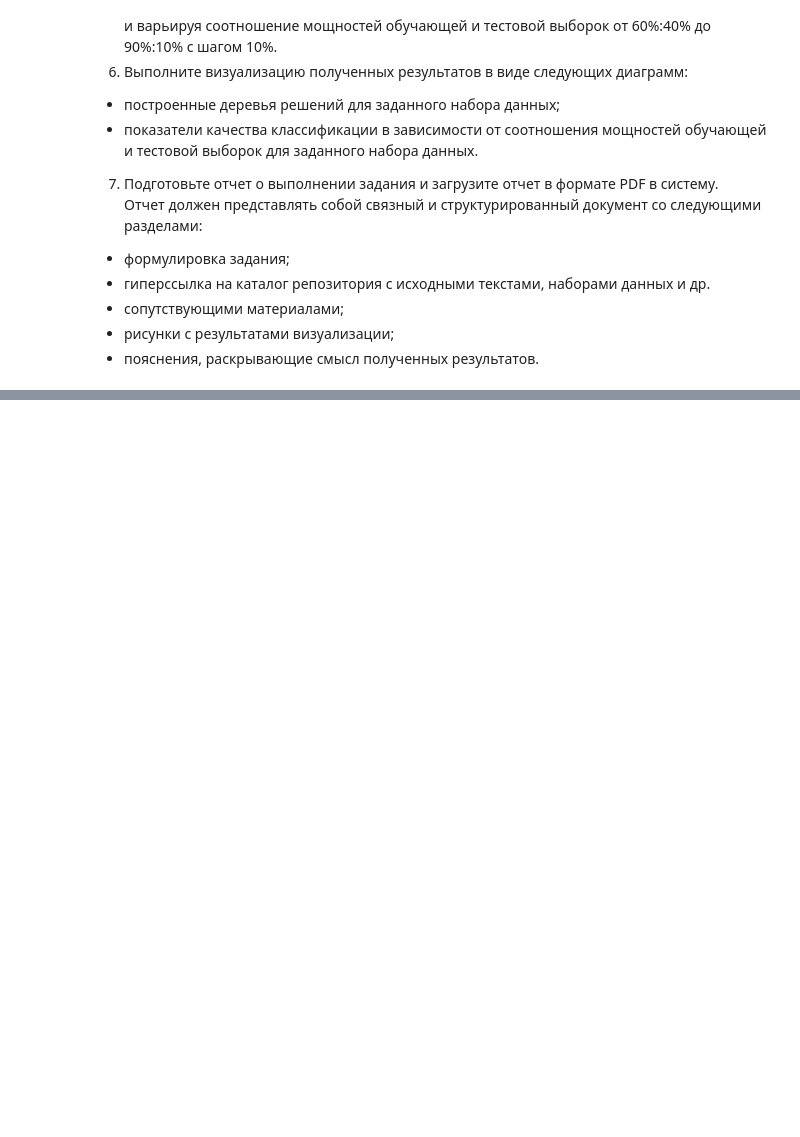
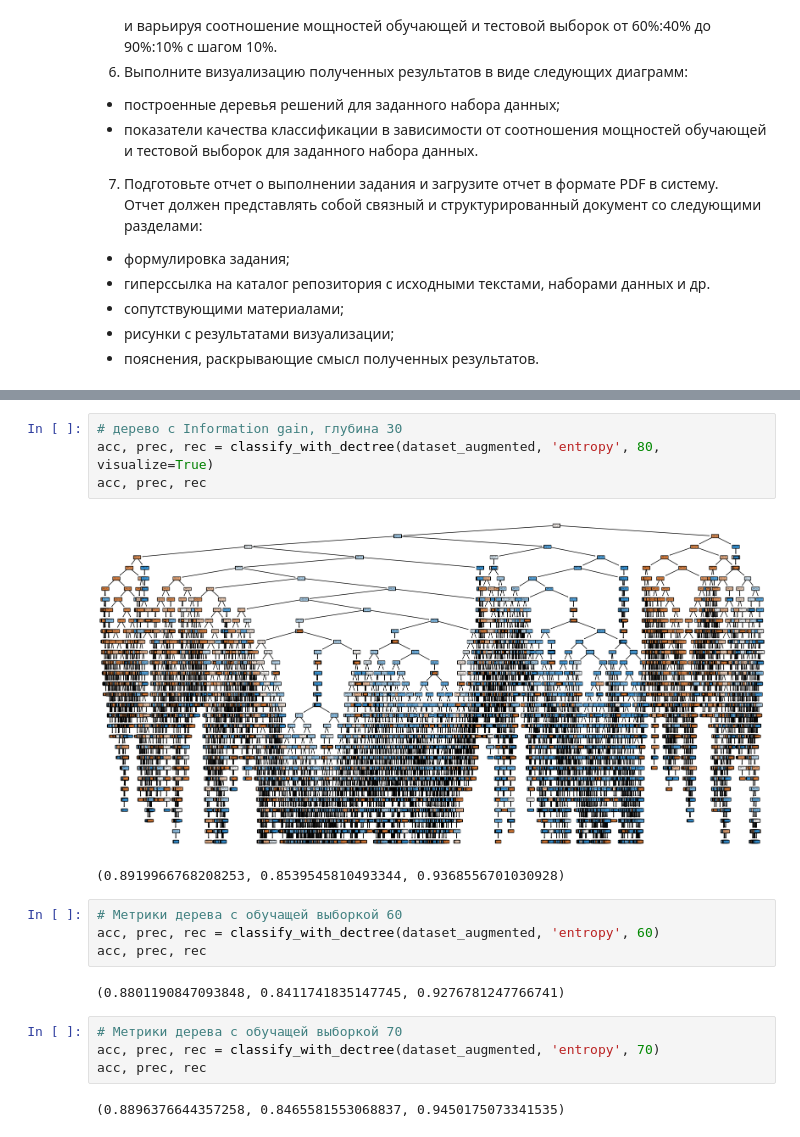
Before and after one commit to Santiperro/analytical-information-processing-technologies, a Jupyter notebook: classification/classification.ipynb, the cells around one changed output, grey strips where cells are left out. Cells and saved outputs as stored; diff of their text form; blank space fills up the shorter version.

```diff
--- a/classification/classification.ipynb
+++ b/classification/classification.ipynb
@@ -154,0 +234,19 @@ y_pred = model.predict(test_x)
+# %%
+# дерево с Information gain, глубина 30
+acc, prec, rec = classify_with_dectree(dataset_augmented, 'entropy', 80, visualize=True)
+acc, prec, rec
+# %% [output]
+[figure, added]
+(0.8919966768208253, 0.8539545810493344, 0.9368556701030928)
+# %%
+# Метрики дерева с обучащей выборкой 60
+acc, prec, rec = classify_with_dectree(dataset_augmented, 'entropy', 60)
+acc, prec, rec
+# %% [output]
+(0.8801190847093848, 0.8411741835147745, 0.9276781247766741)
+# %%
+# Метрики дерева с обучащей выборкой 70
+acc, prec, rec = classify_with_dectree(dataset_augmented, 'entropy', 70)
+acc, prec, rec
+# %% [output]
+(0.8896376644357258, 0.8465581553068837, 0.9450175073341535)
```
Also changed, not shown: parts of 24 cells of this notebook, 5 other files.
